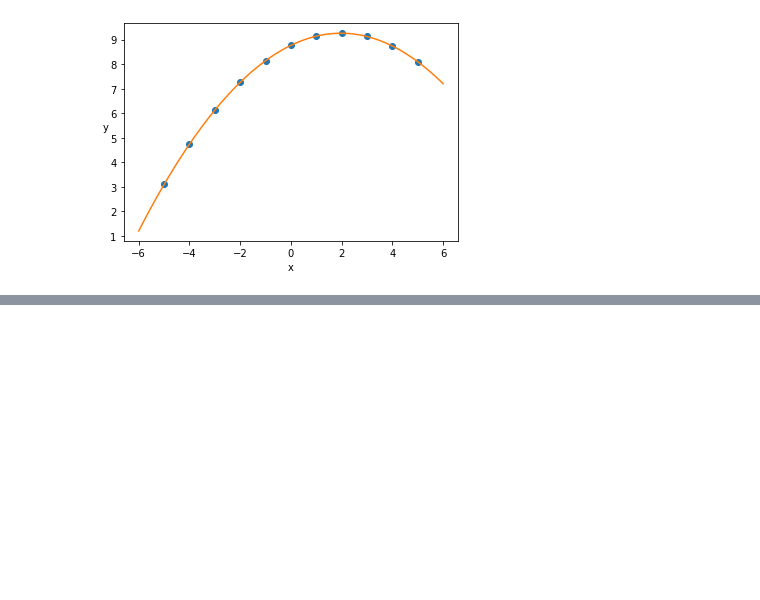
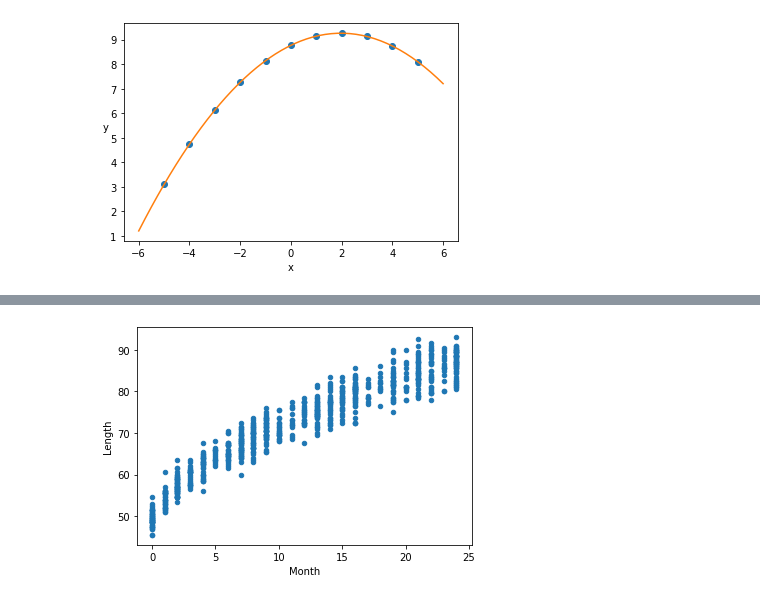
Before and after one commit to jhrcook/bayesian-analysis-with-python_e2, a Jupyter notebook: 03_modeling-with-linear-regression.ipynb, the cells around one changed output, grey strips where cells are left out. Cells and saved outputs as stored; diff of their text form; code cells hidden in the pictures; blank space fills up the shorter version.

```diff
--- a/03_modeling-with-linear-regression.ipynb
+++ b/03_modeling-with-linear-regression.ipynb
@@ -393,0 +484,6 @@ plt.show()
+# %%
+data = pd.read_csv('data/babies.csv').rename({'Lenght': 'Length'}, axis=1)
+data.plot.scatter('Month', 'Length')
+plt.show()
+# %% [output]
+[figure, added]
```
Also changed, not shown: parts of 19 cells of this notebook, 6 other files.
